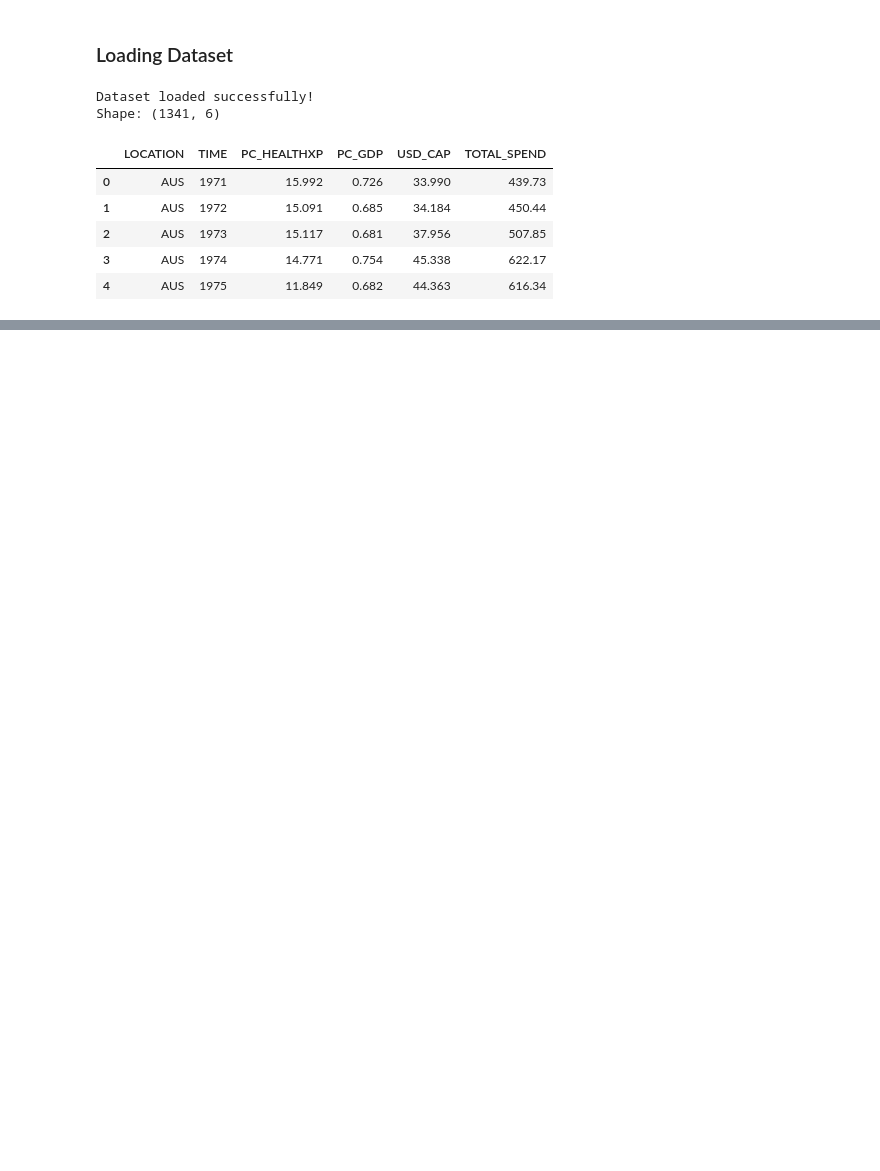
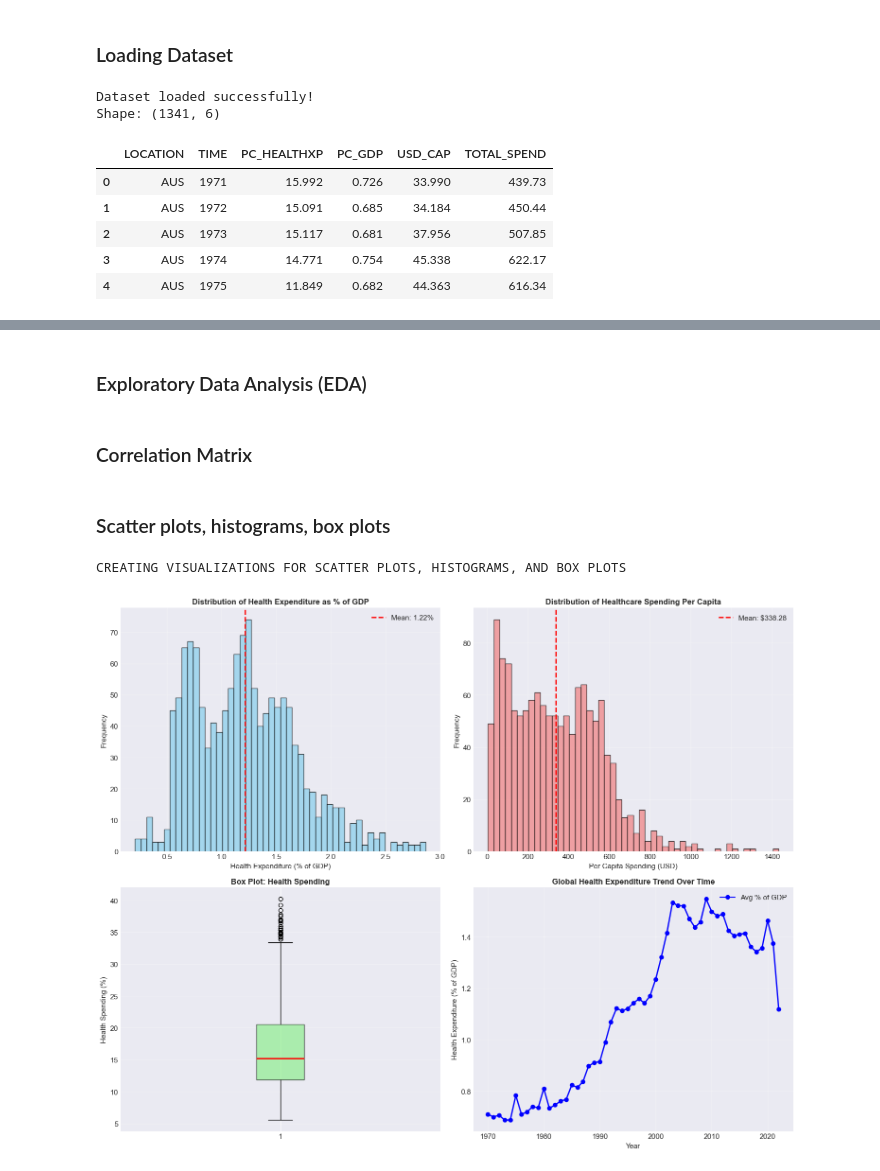
Before and after one commit to 00015972/MLDA.CW1.15972, a Jupyter notebook: notebook/analysis.ipynb, the cells around one changed output, grey strips where cells are left out. Drawn from its saved outputs; the diff is of its cells as text; code cells hidden in the pictures; blank space fills up the shorter version.

Commit message:
Created correlation matrix and visualizations graphs. Saved the graphs as an image. Created the Readme file

```diff
--- a/notebook/analysis.ipynb
+++ b/notebook/analysis.ipynb
@@ -76,0 +98,2 @@ dtype: int64
+# %% [markdown]
+### Exploratory Data Analysis (EDA)
@@ -76,0 +123,2 @@ dtype: int64
+# %% [markdown]
+### Correlation Matrix
@@ -76,0 +141,56 @@ dtype: int64
+# %% [markdown]
+### Scatter plots, histograms, box plots
+# %%
+print("\nCREATING VISUALIZATIONS FOR SCATTER PLOTS, HISTOGRAMS, AND BOX PLOTS")
+
+# Creating a figure with multiple subplots
+fig, axes = plt.subplots(2, 2, figsize=(15, 12))
+
+# A. Distribution of Health Expenditure as % of GDP
+axes[0, 0].hist(df['PC_GDP'], bins=50, color='skyblue', edgecolor='black', alpha=0.7)
+axes[0, 0].set_xlabel('Health Expenditure (% of GDP)', fontsize=11)
+axes[0, 0].set_ylabel('Frequency', fontsize=11)
+axes[0, 0].set_title('Distribution of Health Expenditure as % of GDP',
+                      fontsize=12, fontweight='bold')
+axes[0, 0].axvline(df['PC_GDP'].mean(), color='red', linestyle='--',
+                    linewidth=2, label=f'Mean: {df["PC_GDP"].mean():.2f}%')
+axes[0, 0].legend()
+axes[0, 0].grid(True, alpha=0.3)
+
+# B. Distribution of Per Capita Spending in USD
+axes[0, 1].hist(df['USD_CAP'], bins=50, color='lightcoral', edgecolor='black', alpha=0.7)
+axes[0, 1].set_xlabel('Per Capita Spending (USD)', fontsize=11)
+axes[0, 1].set_ylabel('Frequency', fontsize=11)
+axes[0, 1].set_title('Distribution of Healthcare Spending Per Capita',
+                      fontsize=12, fontweight='bold')
+axes[0, 1].axvline(df['USD_CAP'].mean(), color='red', linestyle='--',
+                    linewidth=2, label=f'Mean: ${df["USD_CAP"].mean():.2f}')
+axes[0, 1].legend()
+axes[0, 1].grid(True, alpha=0.3)
+
+# C. Box plot for % of Health spending
+axes[1, 0].boxplot(df['PC_HEALTHXP'], vert=True, patch_artist=True,
+                    boxprops=dict(facecolor='lightgreen', alpha=0.7),
+                    medianprops=dict(color='red', linewidth=2))
+axes[1, 0].set_ylabel('Health Spending (%)', fontsize=11)
+axes[1, 0].set_title('Box Plot: Health Spending',
+                      fontsize=12, fontweight='bold')
+axes[1, 0].grid(True, alpha=0.3, axis='y')
+
+# D. Time series trend
+time_grouped = df.groupby('TIME')[['PC_GDP', 'USD_CAP']].mean()
+axes[1, 1].plot(time_grouped.index, time_grouped['PC_GDP'],
+                marker='o', linewidth=2, label='Avg % of GDP', color='blue')
+axes[1, 1].set_xlabel('Year', fontsize=11)
+axes[1, 1].set_ylabel('Health Expenditure (% of GDP)', fontsize=11)
+axes[1, 1].set_title('Global Health Expenditure Trend Over Time',
+                      fontsize=12, fontweight='bold')
+axes[1, 1].legend()
+axes[1, 1].grid(True, alpha=0.3)
+
+plt.tight_layout()
+plt.savefig('visualizations.png', dpi=300, bbox_inches='tight')
+plt.show()
+# %% [output]
+CREATING VISUALIZATIONS FOR SCATTER PLOTS, HISTOGRAMS, AND BOX PLOTS
+[figure, added]
```
Also changed, not shown: parts of 5 cells of this notebook, 3 other files.
